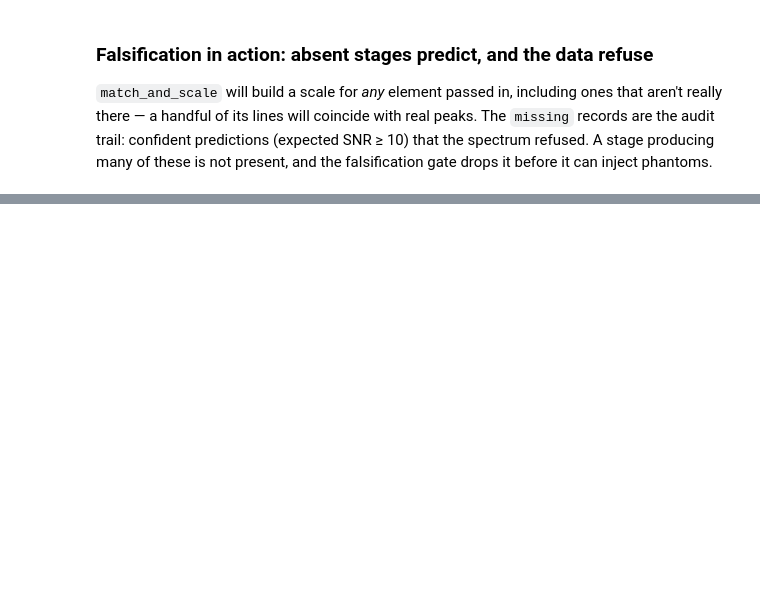
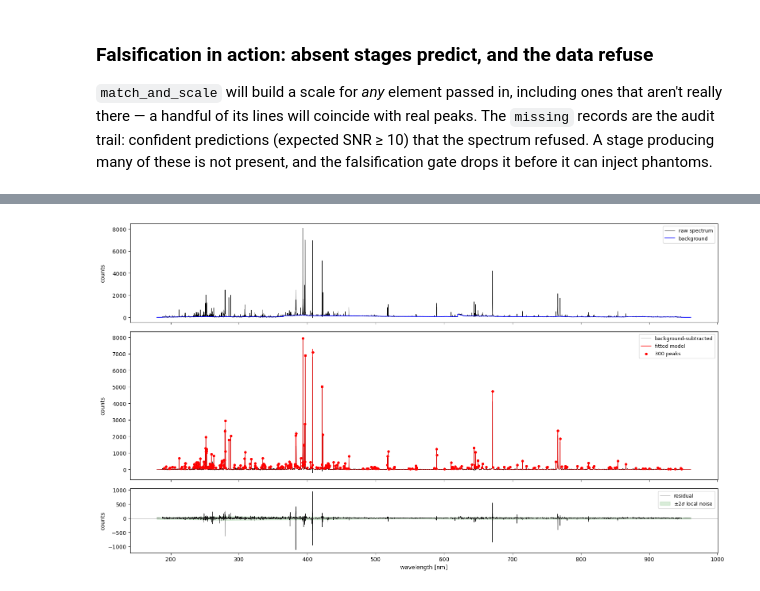
Before and after one commit to MWhitta/alibz, a Jupyter notebook: notebooks/fit_inspection.ipynb, the cells around one changed output, grey strips where cells are left out. Saved outputs shown, nothing was run; the diff lists cells and outputs as text; code cells hidden in the pictures; blank space fills up the shorter version.

```diff
--- a/notebooks/fit_inspection.ipynb
+++ b/notebooks/fit_inspection.ipynb
@@ -317,0 +450,4 @@ top confident predictions the data refused:
+# %%
+fig, axs = plot_spectrum_overview(x, y, final)
+# %% [output]
+[figure, added]
```
Also changed, not shown: parts of 15 cells of this notebook, 3 other files.
